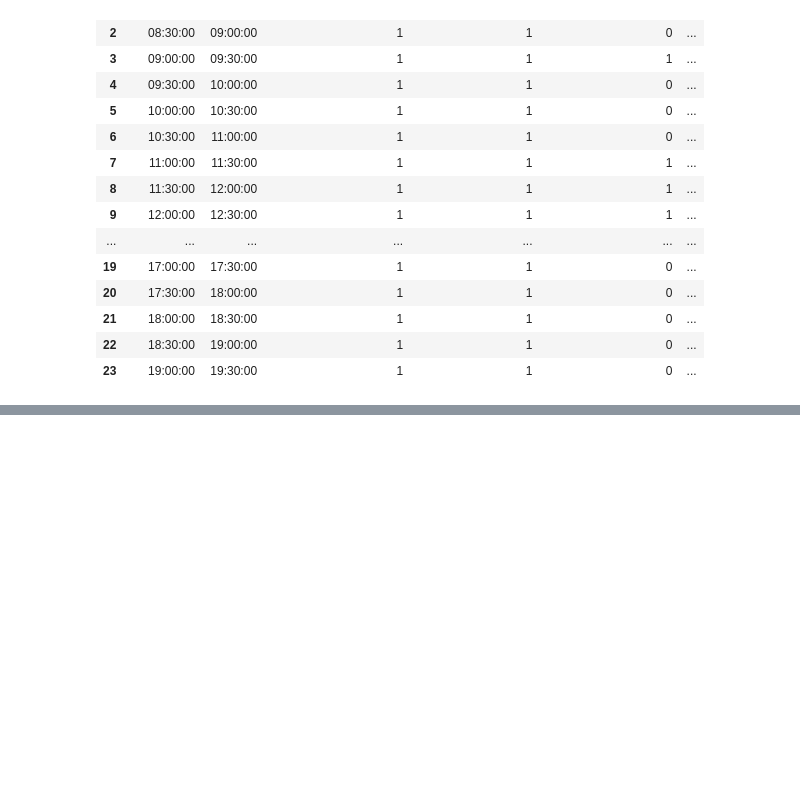
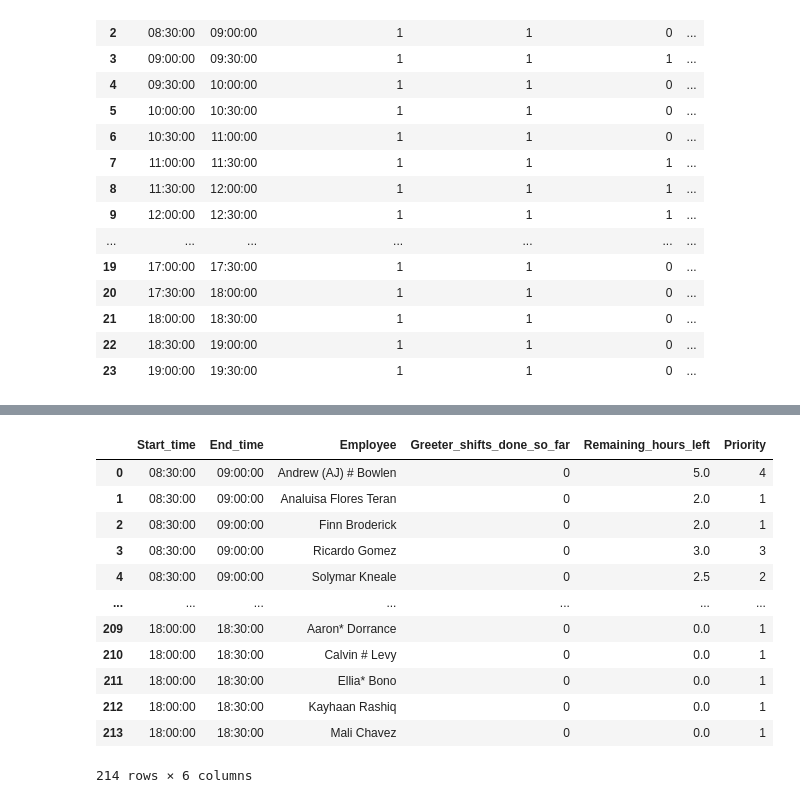
Before and after one commit to ABHIRAM1234/CU-BookStore-Work-Scheduling, a Jupyter notebook: greeter.ipynb, the cells around one changed output, grey strips where cells are left out. Saved outputs shown, nothing was run; the diff lists cells and outputs as text; code cells hidden in the pictures; blank space fills up the shorter version.

```diff
--- a/greeter.ipynb
+++ b/greeter.ipynb
@@ -193,0 +289,51 @@ greeter_assignment
+# %%
+# Convert 'Start_time' and 'End_time' to time objects
+greeter_priority_df['Start_time'] = pd.to_datetime(greeter_priority_df['Start_time'], format='%H:%M:%S').dt.time
+greeter_priority_df['End_time'] = pd.to_datetime(greeter_priority_df['End_time'], format='%H:%M:%S').dt.time
+
+# Assign priority based on remaining hours and greeting shifts
+def assign_priority(df):
+    # Initialize the priority column
+    df['Priority'] = 0
+
+    # Group by Start_time and End_time
+    for (start, end), group in df.groupby(['Start_time', 'End_time']):
+        # Sort by Remaining_hours_left (ascending) and Greeter_shifts_done_so_far (ascending)
+        sorted_group = group.sort_values(by=['Remaining_hours_left', 'Greeter_shifts_done_so_far'], ascending=[True, True])
+
+        # Assign priority using dense ranking method
+        sorted_group['Priority'] = sorted_group['Remaining_hours_left'].rank(method='dense', ascending=True).astype(int)
+
+        # Ensure that completed shifts get higher priority number (lower priority)
+        completed_shifts = sorted_group[sorted_group['Greeter_shifts_done_so_far'] > 0]
+        if not completed_shifts.empty:
+            max_priority = sorted_group['Priority'].max() + 1
+            sorted_group.loc[completed_shifts.index, 'Priority'] = max_priority
+
+        # Update original dataframe with assigned priorities
+        df.loc[sorted_group.index, 'Priority'] = sorted_group['Priority']
+
+    return df
+
+# Apply the priority assignment function
+greeter_priority_df = assign_priority(greeter_priority_df)
+
+# Sort by Start_time and End_time to maintain time order
+greeter_priority_df = greeter_priority_df.sort_values(by=['Start_time', 'End_time'])
+
+# Display the updated dataframe
+greeter_priority_df.head(300)
+# %% [output]
+|  | Start_time | End_time | Employee | Greeter_shifts_done_so_far | Remaining_hours_left | Priority |
+| 0 | 08:30:00 | 09:00:00 | Andrew (AJ) # Bowlen | 0 | 5.0 | 4 |
+| 1 | 08:30:00 | 09:00:00 | Analuisa Flores Teran | 0 | 2.0 | 1 |
+| 2 | 08:30:00 | 09:00:00 | Finn Broderick | 0 | 2.0 | 1 |
+| 3 | 08:30:00 | 09:00:00 | Ricardo Gomez | 0 | 3.0 | 3 |
+| 4 | 08:30:00 | 09:00:00 | Solymar Kneale | 0 | 2.5 | 2 |
+| ... | ... | ... | ... | ... | ... | ... |
+| 209 | 18:00:00 | 18:30:00 | Aaron* Dorrance | 0 | 0.0 | 1 |
+| 210 | 18:00:00 | 18:30:00 | Calvin # Levy | 0 | 0.0 | 1 |
+| 211 | 18:00:00 | 18:30:00 | Ellia* Bono | 0 | 0.0 | 1 |
+| 212 | 18:00:00 | 18:30:00 | Kayhaan Rashiq | 0 | 0.0 | 1 |
+| 213 | 18:00:00 | 18:30:00 | Mali Chavez | 0 | 0.0 | 1 |
+214 rows × 6 columns
```
Also changed, not shown: parts of 8 cells of this notebook.
